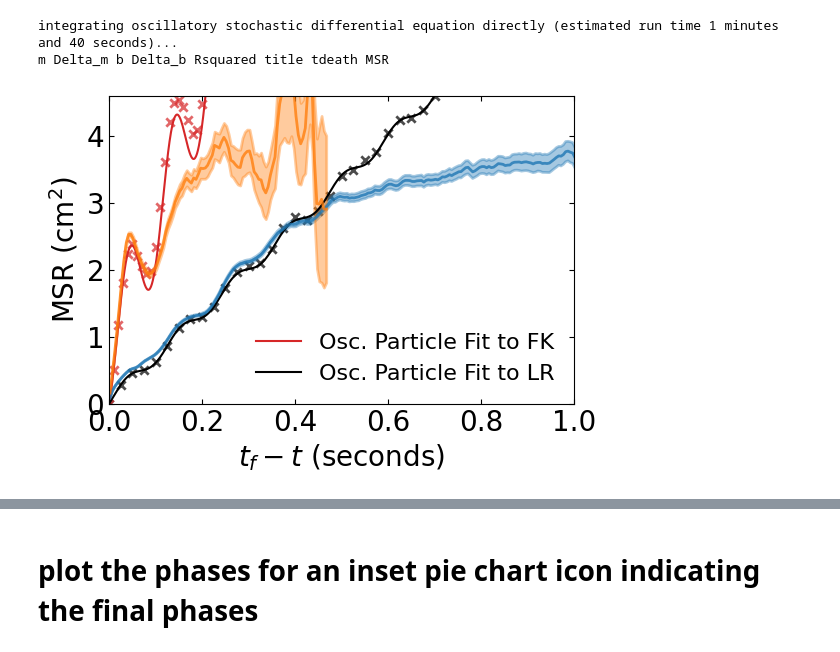
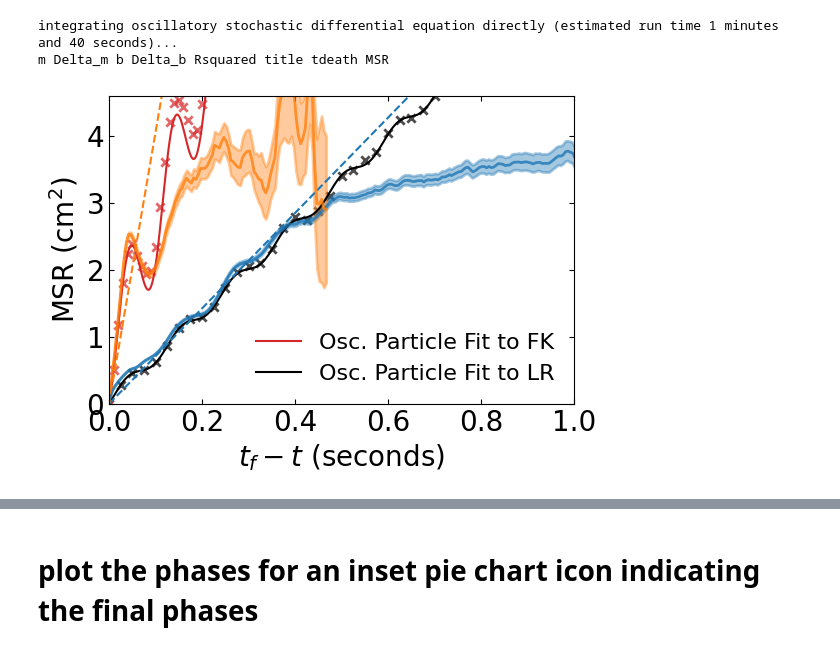
Before and after one commit to timtyree/bgmc, a Jupyter notebook: python/Generation of figure 4.ipynb, the cells around one changed output, grey strips where cells are left out. Cells and saved outputs as stored; diff of their text form; code cells hidden in the pictures.

```diff
--- a/python/Generation of figure 4.ipynb
+++ b/python/Generation of figure 4.ipynb
@@ -837,37 +837,44 @@ MSR_values_oscillatory=4*(2*D*t_values+(a/omega)*(np.sin(omega*t_values+phi_f)-n
 ax.plot(t_values,MSR_values_oscillatory,c='k',#'C2',
                 label=r'Osc. Particle Fit to LR')
 
+#plot the linear particle model
+amax_fk = 1.781
+amax_lr = 10.147
+ax.plot(t_values,4*amax_fk*t_values,c='C0',linestyle='dashed')
+ax.plot(t_values,4*amax_lr*t_values,c='C1',linestyle='dashed')
+
 
 #plot the direct simulation of the oscillatory particle model under these same parameter settings
 stepsize=2500
 plt.scatter(dict_fit_fk['tdeath'][::stepsize],dict_fit_fk['MSR'][::stepsize],lw=2,alpha=.7,c='k',#'C2',
             marker='x')#,label='Simulation of Osc. (FK)')
 stepsize=1000
 plt.scatter(dict_fit_lr['tdeath'][::stepsize],dict_fit_lr['MSR'][::stepsize],lw=2,alpha=.7,c='C3',
             marker='x')#,label='Simulation of Osc. (LR)')
 
 
 #plot msd data from full
 ax.plot(x_values_fk*tscale,y_values_fk,lw=2,alpha=0.8,c='C0')
 ax.fill_between(x_values_fk*tscale,y_values_fk-yerr_values_fk,y_values_fk+yerr_values_fk,lw=lw,alpha=alpha,color='C0')
 ax.plot(x_values_lr*tscale,y_values_lr,lw=2,alpha=0.8,c='C1')
 ax.fill_between(x_values_lr*tscale,y_values_lr-yerr_values_lr,y_values_lr+yerr_values_lr,lw=lw,alpha=alpha,color='C1')
 
+#
+
 
 #format_plot
 format_plot(ax=ax,xlabel=r'$t_f-t$ (seconds)',ylabel=r'MSR (cm$^2$)',fontsize=20)
 ax.tick_params(bottom=True,left=True,top=True, right=True,direction='in',which='both')
 ax.legend(fontsize=16,frameon=False)
-
 
 # plt.title('mean squared ranges agree\n',fontsize=18)
 plt.xlim([0,1])
 plt.ylim([0,4.6])
 # plt.ylim([0,5.1])
 # plt.ylim([0,14.1])
 plt.show()
 # %% [output]
-[figure, old version]
+[figure, new version]
 # %%
 dffk=pd.DataFrame([dict_osc_fit_fk])
 dflr=pd.DataFrame([dict_osc_fit_lr])
```
Also changed, not shown: parts of 10 cells of this notebook.
